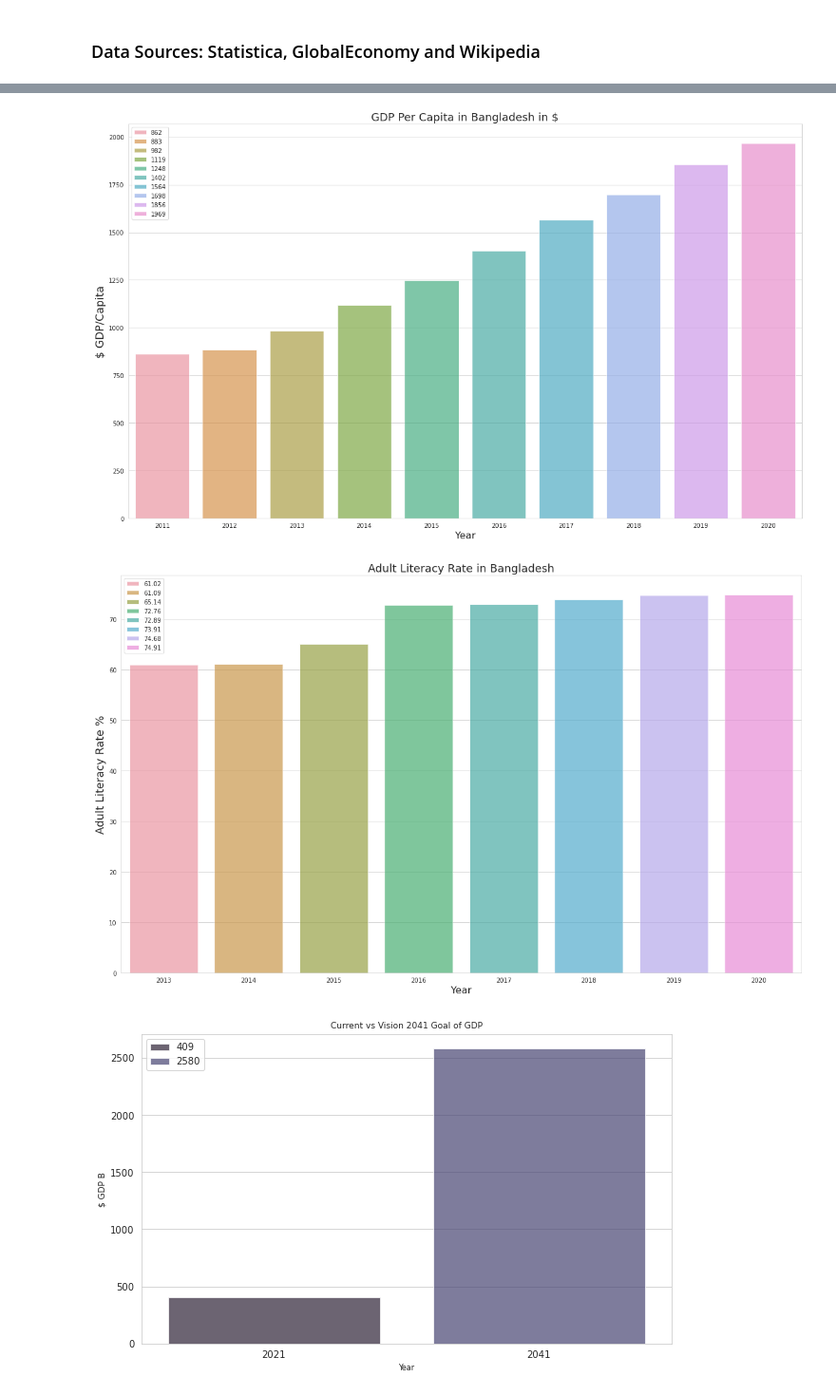
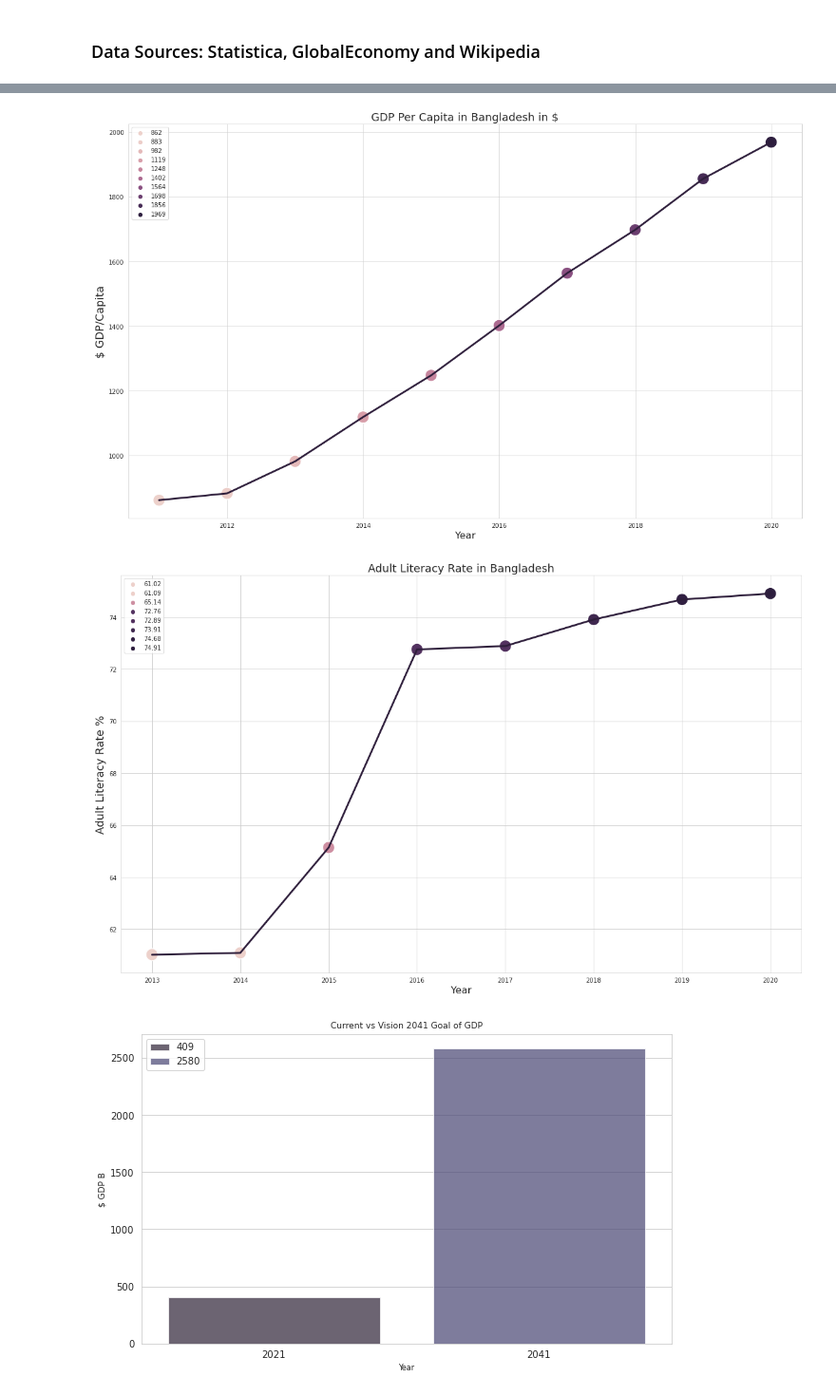
Before and after one commit to prmethus/School, a Jupyter notebook: ICT/Vision_2k41/Plots_for_Analysis.ipynb, the cells around one changed output, grey strips where cells are left out. Shown at 95% size. Drawn from its saved outputs; the diff is of its cells as text; code cells hidden in the pictures.

Commit message:
Added lineplots

```diff
--- a/ICT/Vision_2k41/Plots_for_Analysis.ipynb
+++ b/ICT/Vision_2k41/Plots_for_Analysis.ipynb
@@ -24,7 +24,7 @@ bd_gdp_per_capita_nominal = pd.DataFrame(
 bd_adult_literacy_rate = pd.DataFrame(
     {"Adult Illiteracy Rate":np.array([61.02,61.09,65.14,72.76,72.89,73.91,74.68,74.91],dtype=np.float64)}, index=[i for i in range(2013,2021)])
 # %%
-def plot_(df, xlabel, ylabel, title, path, size_index=1):
+def line_plot(df, xlabel, ylabel, title, path, size_index=1):
     import os, uuid
     plt.rcParams['axes.facecolor'] = 'white'
     sns.set_style("whitegrid")
@@ -32,8 +32,10 @@ def plot_(df, xlabel, ylabel, title, path, size_index=1):
     plt.figure(figsize=(10*size_index,6*size_index))
     df_cp = df.copy().sort_index()
     years = df_cp.index
-    rate = df_cp.values.reshape(-1)
-    sns.barplot(x=years, y=rate, order=years, alpha=0.7, hue=rate, dodge=False)
+    data = df_cp.values.reshape(-1)
+    ax = sns.scatterplot(x=years, y=data, legend='full', hue=data, s=400)
+    sns.lineplot(x=years, y=data, ax=ax,linewidth=3)
+
     plt.title(title, fontsize=9*size_index)
     plt.xlabel(xlabel, fontsize=8*size_index)
     plt.ylabel(ylabel, fontsize=9*size_index)
@@ -47,4 +49,29 @@ def plot_(df, xlabel, ylabel, title, path, size_index=1):
     plt.savefig(path)
 
     plt.show()
+
+
+def bar_plot(df, xlabel, ylabel, title, path, size_index=1):
+    import os, uuid
+    plt.rcParams['axes.facecolor'] = 'white'
+    sns.set_style("whitegrid")
+    sns.set_palette("mako")
+    plt.figure(figsize=(10*size_index,6*size_index))
+    df_cp = df.copy().sort_index()
+    years = df_cp.index
+    data = df_cp.values.reshape(-1)
+    sns.barplot(x=years, y=data, order=years, alpha=0.7, hue=data, dodge=False)
+    plt.title(title, fontsize=9*size_index)
+    plt.xlabel(xlabel, fontsize=8*size_index)
+    plt.ylabel(ylabel, fontsize=9*size_index)
+
+    if os.path.exists(os.path.join(os.getcwd(),path)):
+        path = os.path.join(os.getcwd(),path.format(uuid.uuid1()))
+
+    else:
+        path = os.path.join(os.getcwd(),path)
+
+    plt.savefig(path)
+
+    plt.show()
 # %%
@@ -62,11 +89,11 @@ plot_(bd_cellular_subscriptions_per_100,"Years","#Num_Subscriptions_per_100","Nu
 # %%
-plot_(bd_gdp_per_capita_nominal, "Year", "$ GDP/Capita", "GDP Per Capita in Bangladesh in $","gdp_per_capita.jpg",size_index=2)
+line_plot(bd_gdp_per_capita_nominal, "Year", "$ GDP/Capita", "GDP Per Capita in Bangladesh in $","gdp_per_capita.jpg",size_index=2)
 # %% [output]
-[figure, old version]
+[figure, new version]
 # %%
-plot_(bd_adult_literacy_rate, "Year", "Adult Literacy Rate %", "Adult Literacy Rate in Bangladesh", "adult_literacy.jpg", size_index=2)
+line_plot(bd_adult_literacy_rate, "Year", "Adult Literacy Rate %", "Adult Literacy Rate in Bangladesh", "adult_literacy.jpg", size_index=2)
 # %% [output]
-[figure, old version]
+[figure, new version]
 # %%
 gdp = pd.DataFrame({"$ GDP B": np.array([409, 2580],dtype=np.int32)}, index=[2021,2041])
 per_capita = pd.DataFrame({"$ Per Capita (Nominal)": np.array([2554,16000],dtype=np.int32)}, index=[2021,2041])
```
Also changed, not shown: parts of 4 cells of this notebook, 5 other files.
